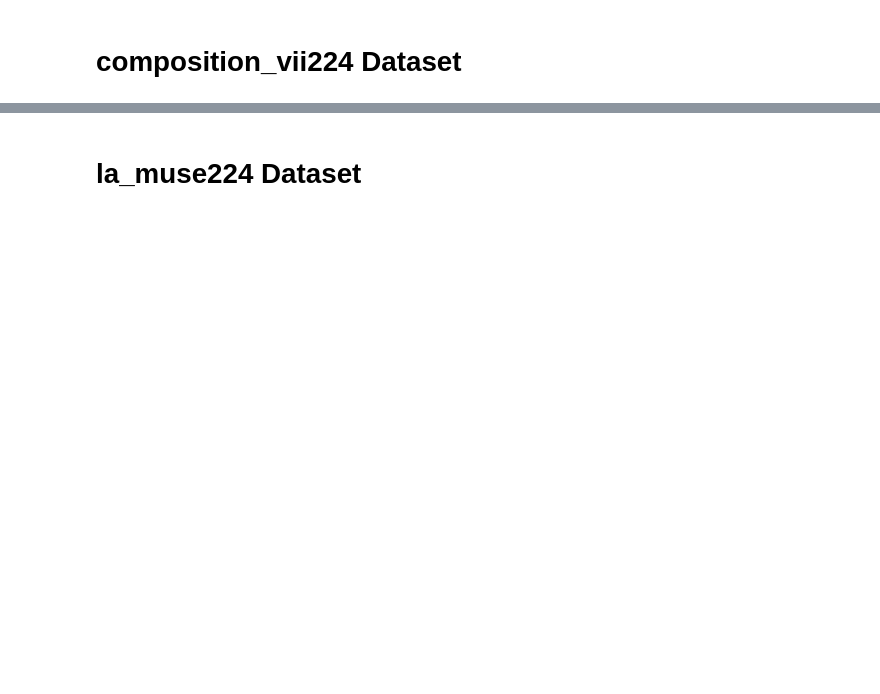
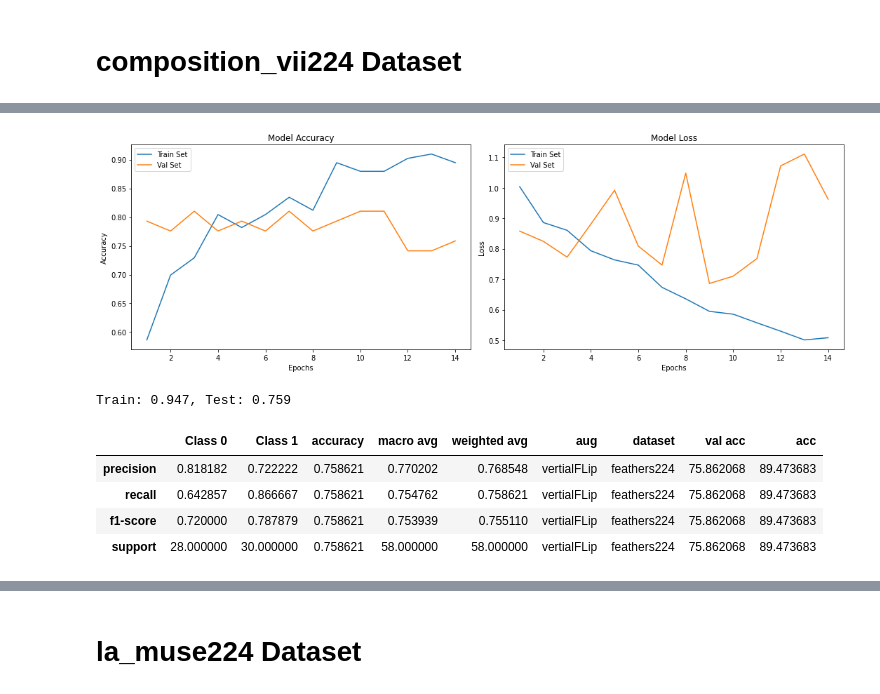
Before and after one commit to shikarRajcomar-Engineer/Ensemble, a Jupyter notebook: Advanced_Augmentation.ipynb, the cells around one changed output, grey strips where cells are left out. Cells and saved outputs as stored; diff of their text form; code cells hidden in the pictures; blank space fills up the shorter version.

```diff
--- a/Advanced_Augmentation.ipynb
+++ b/Advanced_Augmentation.ipynb
@@ -3753,34 +3874,42 @@ plt.title('Model Accuracy')
 plt.subplot(1, 2, 2)
 plt.plot(epochs_range, loss, label='Train Set')
 plt.plot(epochs_range, val_loss, label='Val Set')
 plt.legend(loc="best")
 plt.xlabel('Epochs')
 plt.ylabel('Loss')
 plt.title('Model Loss')
 plt.tight_layout()
 plt.show()
 
 _, train_acc = model.evaluate(x_train, y_train, verbose=0)
 _, test_acc = model.evaluate(x_test, y_testing, verbose=0)
 print('Train: %.3f, Test: %.3f' % (train_acc, test_acc))
 
 his_df=pd.DataFrame(history.history)
 
 predicted_classes = model.predict(x_test)
 predicted_classes = np.argmax(np.round(predicted_classes),axis=1)
 
 
 target_names = ["Class {}".format(i) for i in range(num_classes)]
 report_dict=classification_report(y_testing, predicted_classes, target_names=target_names,output_dict=True)
 df=pd.DataFrame(report_dict)
 df['aug']=['vertialFLip','vertialFLip','vertialFLip','vertialFLip']
-df['dataset']=['Vflip224','Vflip224','Vflip224','Vflip224']
+df['dataset']=['feathers224','feathers224','feathers224','feathers224']
 df['val acc']=(history.history['val_accuracy'][-1])*100
 df['acc']=(history.history['accuracy'][-1])*100
 bResults2=bResults2.append(df)
 pd.set_option("display.max_rows", None, "display.max_columns", None)
 display(bResults2)
 keras.backend.clear_session()
+# %% [output]
+[figure, added]
+Train: 0.947, Test: 0.759
+|  | Class 0 | Class 1 | accuracy | macro avg | weighted avg | aug | dataset | val acc | acc |
+| precision | 0.818182 | 0.722222 | 0.758621 | 0.770202 | 0.768548 | vertialFLip | feathers224 | 75.862068 | 89.473683 |
+| recall | 0.642857 | 0.866667 | 0.758621 | 0.754762 | 0.758621 | vertialFLip | feathers224 | 75.862068 | 89.473683 |
+| f1-score | 0.720000 | 0.787879 | 0.758621 | 0.753939 | 0.755110 | vertialFLip | feathers224 | 75.862068 | 89.473683 |
+| support | 28.000000 | 30.000000 | 0.758621 | 58.000000 | 58.000000 | vertialFLip | feathers224 | 75.862068 | 89.473683 |
 # %%
 from numpy.random import seed
 seed(2)
```
Also changed, not shown: parts of 52 cells of this notebook.
